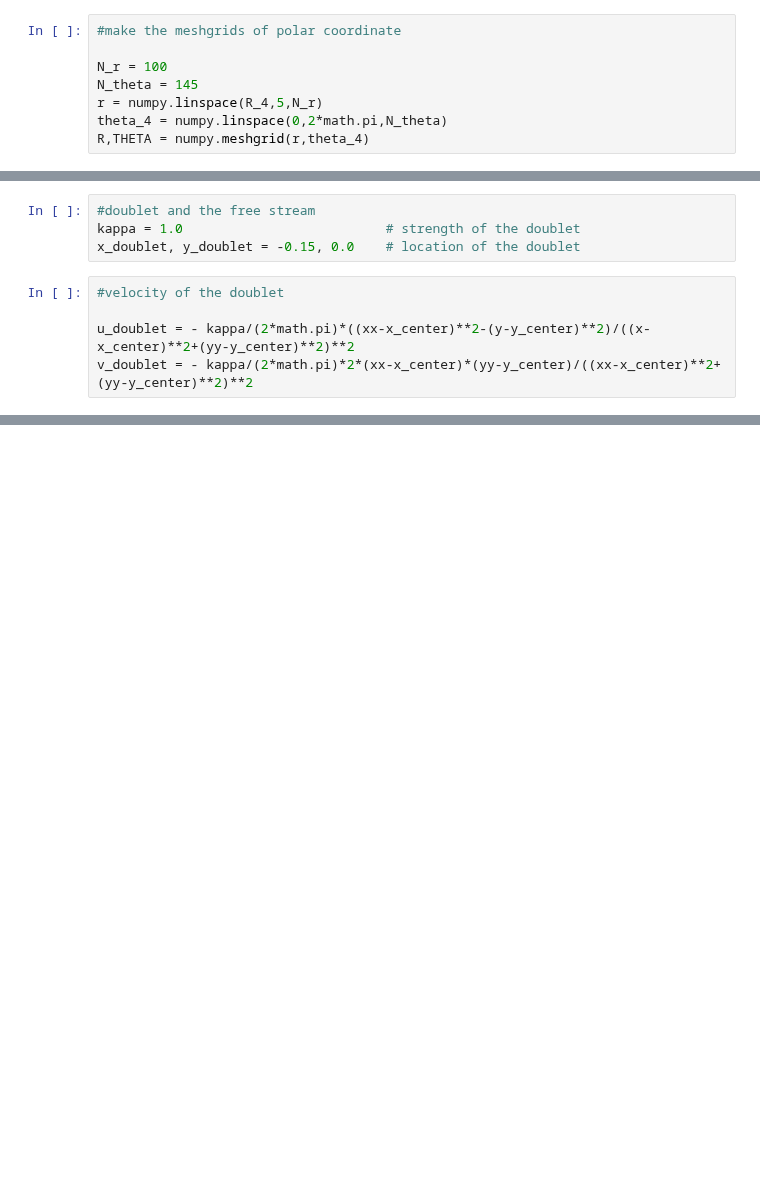
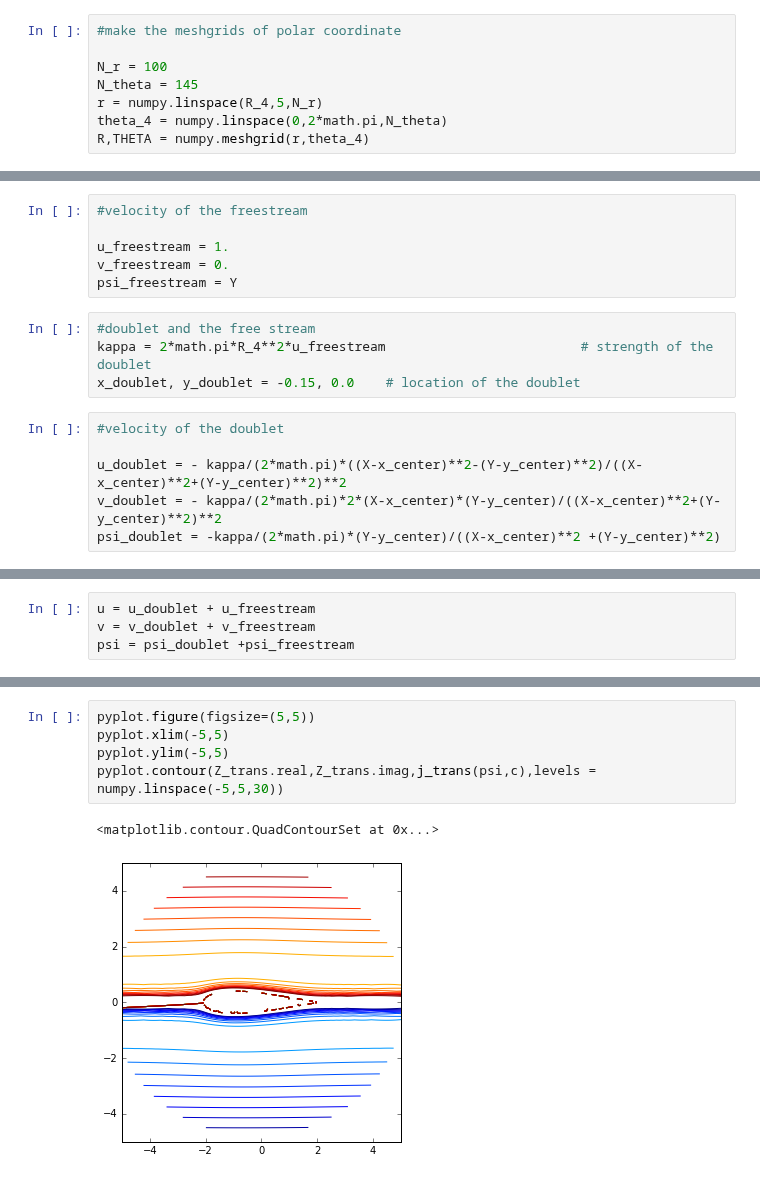
Before and after one commit to iamisrapel/MAE6226, a Jupyter notebook: 06_assignment.ipynb, the cells around one changed output, grey strips where cells are left out. Drawn from its saved outputs; the diff is of its cells as text; blank space fills up the shorter version.

```diff
--- a/06_assignment.ipynb
+++ b/06_assignment.ipynb
@@ -158,9 +157,16 @@ pyplot.scatter(z_4trans.real,z_4trans.imag,color = 'r',s=1)
+# %%
+#velocity of the freestream
+
+u_freestream = 1.
+v_freestream = 0.
+psi_freestream = Y
 # %%
 #doublet and the free stream
-kappa = 1.0                          # strength of the doublet
+kappa = 2*math.pi*R_4**2*u_freestream                         # strength of the doublet
 x_doublet, y_doublet = -0.15, 0.0    # location of the doublet
 # %%
 #velocity of the doublet
 
-u_doublet = - kappa/(2*math.pi)*((xx-x_center)**2-(y-y_center)**2)/((x-x_center)**2+(yy-y_center)**2)**2
-v_doublet = - kappa/(2*math.pi)*2*(xx-x_center)*(yy-y_center)/((xx-x_center)**2+(yy-y_center)**2)**2
+u_doublet = - kappa/(2*math.pi)*((X-x_center)**2-(Y-y_center)**2)/((X-x_center)**2+(Y-y_center)**2)**2
+v_doublet = - kappa/(2*math.pi)*2*(X-x_center)*(Y-y_center)/((X-x_center)**2+(Y-y_center)**2)**2
+psi_doublet = -kappa/(2*math.pi)*(Y-y_center)/((X-x_center)**2 +(Y-y_center)**2)
@@ -171,0 +173,4 @@ v_freestream = 0.
+# %%
+u = u_doublet + u_freestream
+v = v_doublet + v_freestream
+psi = psi_doublet +psi_freestream
@@ -171,0 +186,8 @@ v_freestream = 0.
+# %%
+pyplot.figure(figsize=(5,5))
+pyplot.xlim(-5,5)
+pyplot.ylim(-5,5)
+pyplot.contour(Z_trans.real,Z_trans.imag,j_trans(psi,c),levels = numpy.linspace(-5,5,30))
+# %% [output]
+<matplotlib.contour.QuadContourSet at 0x...>
+[figure, added]
```
Also changed, not shown: parts of 16 cells of this notebook.
